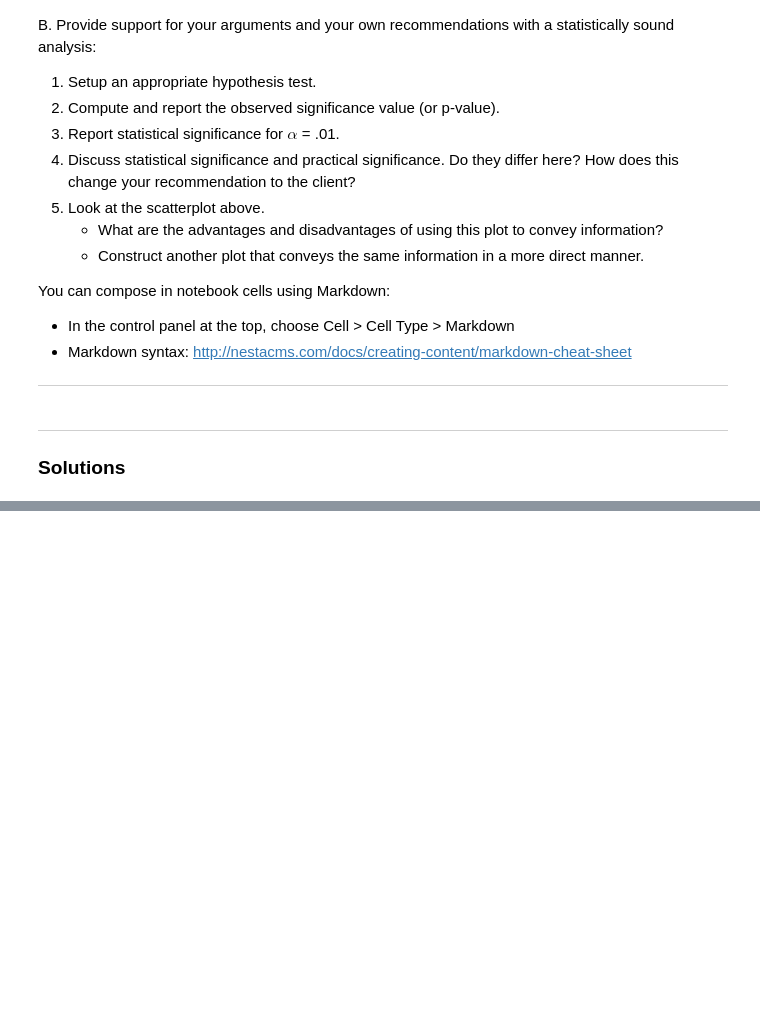
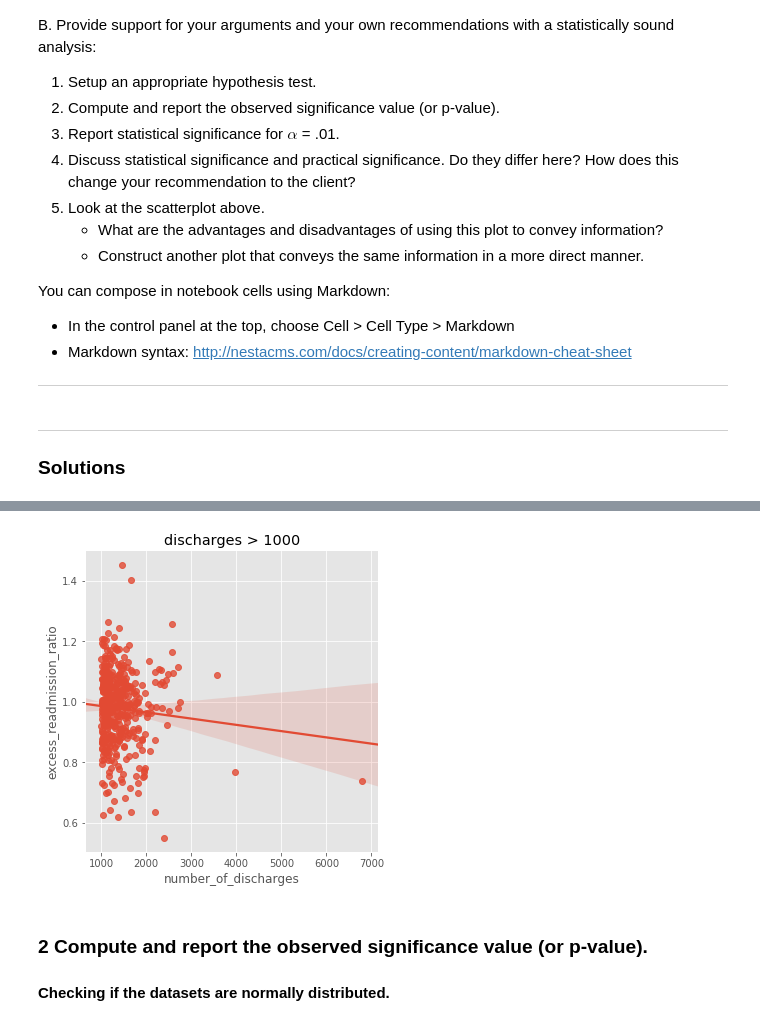
Before and after one commit to franksalas/springboard, a Jupyter notebook: Exploratory_Data_Analysis_Projects/hospital_readmit/sliderule_dsi_inferential_statistics_exercise_3.ipynb, the cells around one changed output, grey strips where cells are left out. Cells and saved outputs as stored; diff of their text form; code cells hidden in the pictures; blank space fills up the shorter version.

```diff
--- a/Exploratory_Data_Analysis_Projects/hospital_readmit/sliderule_dsi_inferential_statistics_exercise_3.ipynb
+++ b/Exploratory_Data_Analysis_Projects/hospital_readmit/sliderule_dsi_inferential_statistics_exercise_3.ipynb
@@ -212,0 +169,9 @@ clean_hospital_read_df['Excess Readmission Ratio'][clean_hospital_read_df['Numbe
+# %%
+df_1000 = df[df.number_of_discharges > 1000]
+df_1000_ex_mean= df_1000.excess_readmission_ratio.mean()
+df_1000_ex_std = df_1000.excess_readmission_ratio.std()
+df_1000_grt1 = df_1000[df_1000.excess_readmission_ratio>1]
+df_1000_rate = len(df_1000_grt1)/len(df_1000)
+
+print('Mean of excess readmission rate: {}\nExcess radmission rate > 1: {}'.format(df_1000_ex_mean,df_1000_rate))
+print('Std: {}'.format(df_1000_ex_std))
@@ -212,0 +188,9 @@ clean_hospital_read_df['Excess Readmission Ratio'][clean_hospital_read_df['Numbe
+# %%
+#_ = plt.subplot(1,2,2)
+_ = sns.lmplot(x='number_of_discharges', y='excess_readmission_ratio', data=df_1000)
+_ = plt.title('discharges > 1000')
+# %% [output]
+[figure, added]
+# %% [markdown]
+### 2 Compute and report the observed significance value (or p-value).
+#### Checking if the datasets are normally distributed.
```
Also changed, not shown: parts of 32 cells of this notebook, 3 other files.
